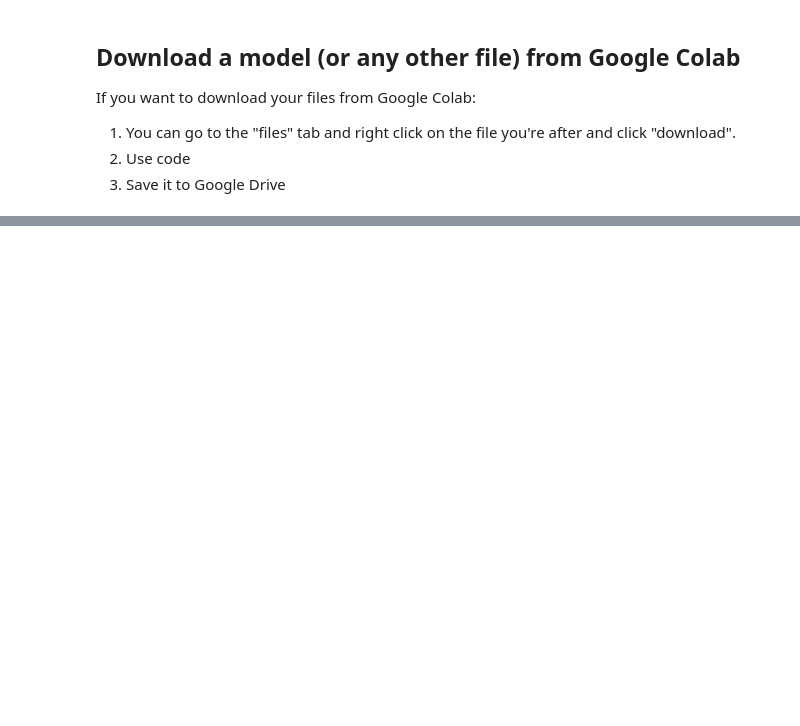
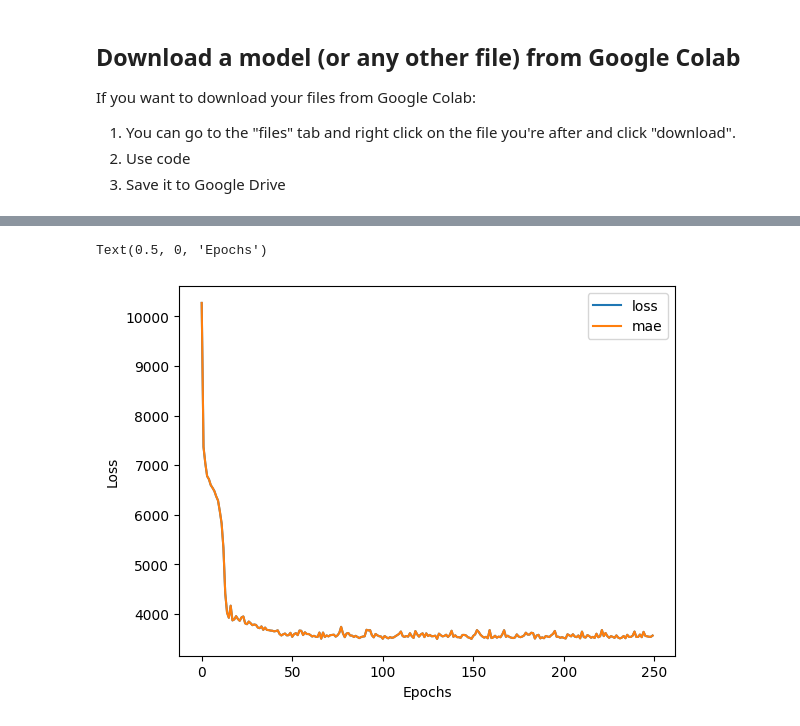
Before and after one commit to Sambaran04/Tensorflow, a Jupyter notebook: Neural_Network_Regression.ipynb, the cells around one changed output, grey strips where cells are left out. Drawn from its saved outputs; the diff is of its cells as text; code cells hidden in the pictures; blank space fills up the shorter version.

```diff
--- a/Neural_Network_Regression.ipynb
+++ b/Neural_Network_Regression.ipynb
@@ -681,0 +671,18 @@ from google.colab import drive
+# %%
+# Build a neural Network (sort of like model_2)
+tf.random.set_seed(42)
+
+# 1. Create a model
+insurance_model = tf.keras.Sequential([
+    tf.keras.layers.Flatten(),
+    tf.keras.layers.Dense(200),
+    tf.keras.layers.Dense(1)
+])
+
+# Compile the model
+insurance_model.compile(loss=tf.keras.losses.mae,
+                        optimizer=tf.keras.optimizers.SGD(),
+                        metrics=["mae"])
+
+# Fit the model
+insurance_model.fit(X_train, y_train, epochs=1000, verbose=0)
@@ -681,0 +693,21 @@ from google.colab import drive
+# %%
+# Build a neural Network (sort of like model_2)
+tf.random.set_seed(42)
+
+# 1. Create a model
+insurance_model_1 = tf.keras.Sequential([
+    tf.keras.layers.Flatten(),
+    tf.keras.layers.Dense(100),
+    tf.keras.layers.Dense(250),
+    tf.keras.layers.Dense(500),
+    tf.keras.layers.Dense(10),
+    tf.keras.layers.Dense(1)
+])
+
+# Compile the model
+insurance_model_1.compile(loss=tf.keras.losses.mae,
+                        optimizer=tf.keras.optimizers.Adam(),
+                        metrics=["mae"])
+
+# Fit the model
+history= insurance_model_1.fit(X_train, y_train, epochs=250, verbose=0)
@@ -681,0 +720,7 @@ from google.colab import drive
+# %%
+pd.DataFrame(history.history).plot()
+plt.ylabel("Loss")
+plt.xlabel("Epochs")
+# %% [output]
+Text(0.5, 0, 'Epochs')
+[figure, added]
```
Also changed, not shown: parts of 40 cells of this notebook.
